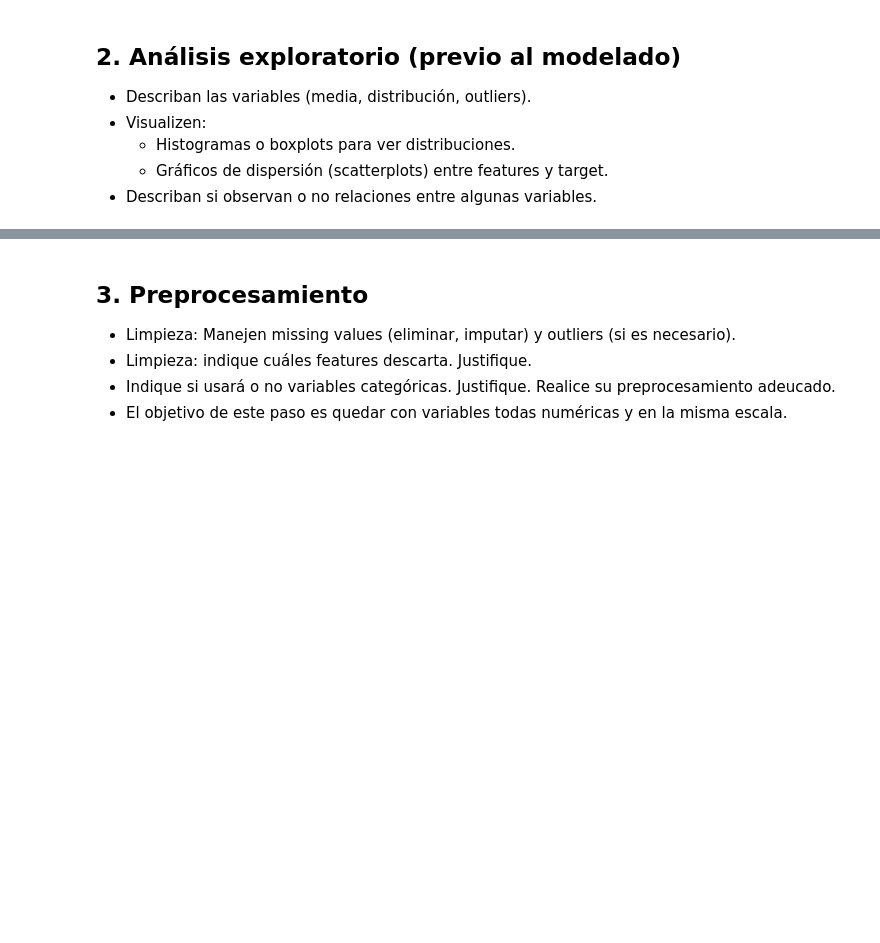
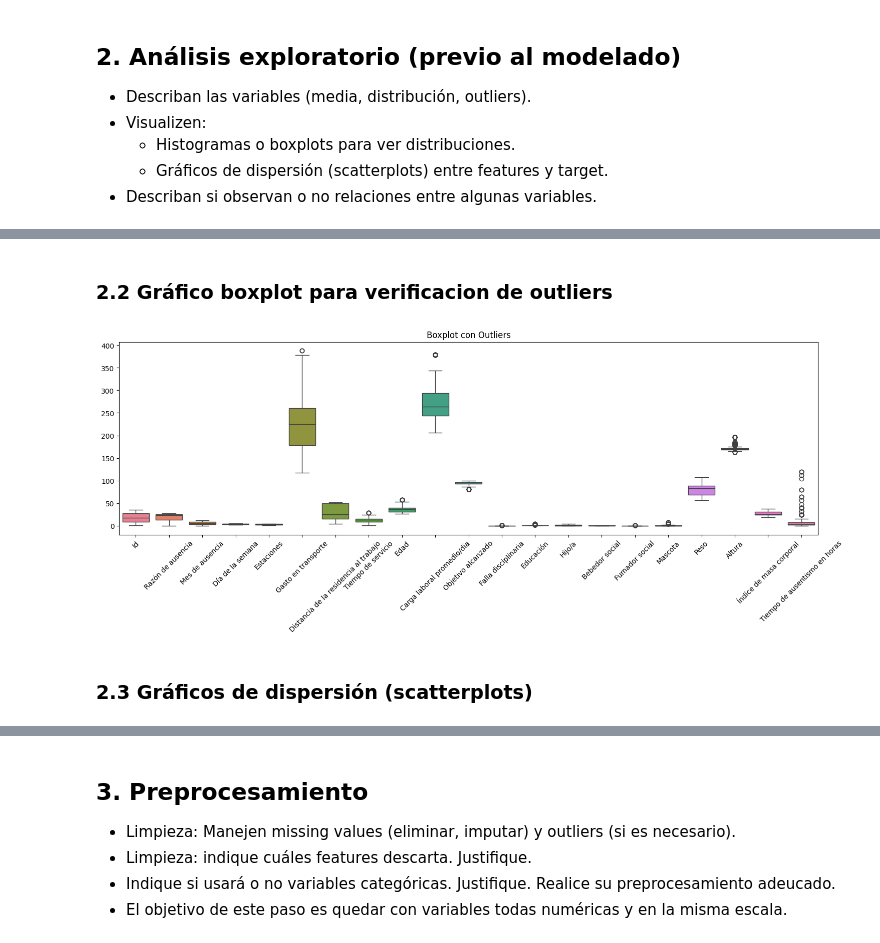
Before and after one commit to Bustagar/APRENDIZAJE-AUTOMATICO-1, a Jupyter notebook: TP2_AA1_aprendizaje_no_supervisado(Resuelto).ipynb, the cells around one changed output, grey strips where cells are left out. Cells and saved outputs as stored; diff of their text form; code cells hidden in the pictures; blank space fills up the shorter version.

```diff
--- a/TP2_AA1_aprendizaje_no_supervisado(Resuelto).ipynb
+++ b/TP2_AA1_aprendizaje_no_supervisado(Resuelto).ipynb
@@ -51,0 +105,5 @@
+# %%
+url = "https://raw.githubusercontent.com/Bustagar/APRENDIZAJE-AUTOMATICO-1/refs/heads/main/Absenteeism_at_work.csv"
+
+df = pd.read_csv(url, sep=';')
+df.sample(5)
@@ -52,3 +120,26 @@
+# %%
+df.rename({
+    'ID': 'Id',
+    'Reason for absence': 'Razón de ausencia',
+    'Month of absence': 'Mes de ausencia',
+    'Day of the week': 'Día de la semana',
+    'Seasons': 'Estaciones',
+    'Transportation expense': 'Gasto en transporte',
+    'Distance from Residence to Work': 'Distancia de la residencia al trabajo',
+    'Service time': 'Tiempo de servicio',
+    'Age': 'Edad',
+    'Work load Average/day ': 'Carga laboral promedio/día',
+    'Hit target': 'Objetivo alcanzado',
+    'Disciplinary failure': 'Falla disciplinaria',
+    'Education': 'Educación',
+    'Son': 'Hijo/a',
+    'Social drinker': 'Bebedor social',
+    'Social smoker': 'Fumador social',
+    'Pet': 'Mascota',
+    'Weight': 'Peso',
+    'Height': 'Altura',
+    'Body mass index': 'Índice de masa corporal',
+    'Absenteeism time in hours': 'Tiempo de ausentismo en horas'}, axis=1, inplace=True)
 # %% [markdown]
 
 ## 2. **Análisis exploratorio (previo al modelado)**
@@ -61,0 +172,15 @@
+# %% [markdown]
+### 2.2 Gráfico boxplot para verificacion de outliers
+# %%
+# Crear el boxplot con valores atípicos visibles
+plt.figure(figsize=(18,5))
+sns.boxplot(data=df, showfliers=True)  # showfliers=True muestra los outliers
+
+# Mostrar gráfico
+plt.title("Boxplot con Outliers")
+plt.xticks(rotation=45)
+plt.show()
+# %% [output]
+[figure, added]
+# %% [markdown]
+### 2.3 Gráficos de dispersión (scatterplots)
```
Also changed, not shown: parts of 29 cells of this notebook.
